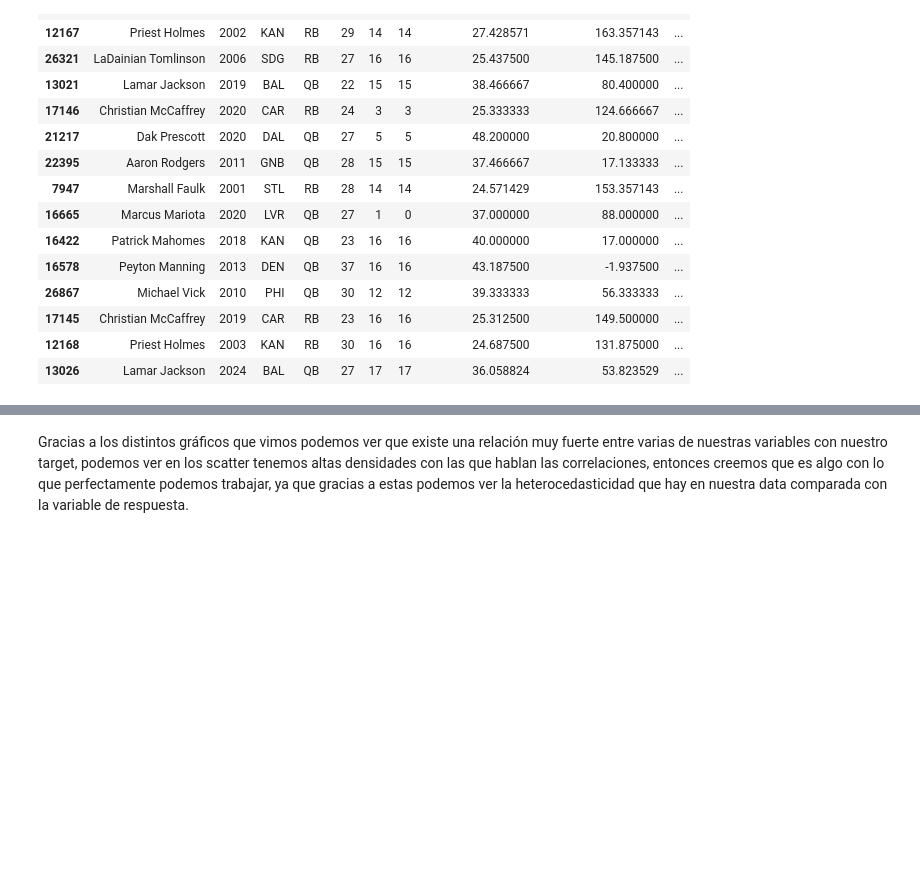
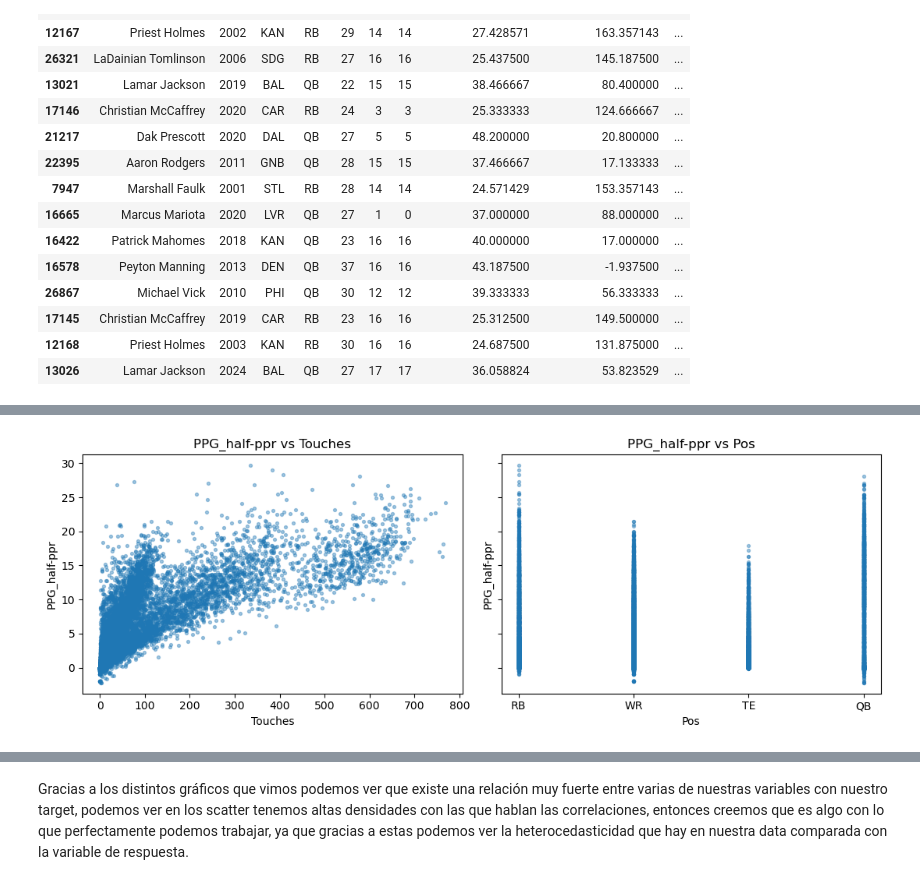
Before and after one commit to edumar67/Fantasy_project, a Jupyter notebook: Entrega2/2_entrega_regresión.ipynb, the cells around one changed output, grey strips where cells are left out. Drawn from its saved outputs; the diff is of its cells as text; code cells hidden in the pictures; blank space fills up the shorter version.

```diff
--- a/Entrega2/2_entrega_regresión.ipynb
+++ b/Entrega2/2_entrega_regresión.ipynb
@@ -370,22 +372,24 @@ top
 # %%
-# feat1  = "G"
-# feat2  = "GS"
+feat1  = "Touches"
+feat2  = "Pos"
 
-# d1 = df_ordenado.dropna(subset=[target, feat1])
-# d2 = df_ordenado.dropna(subset=[target, feat2])
+d1 = df_ordenado.dropna(subset=[target, feat1])
+d2 = df_ordenado.dropna(subset=[target, feat2])
 
-# fig, axes = plt.subplots(1, 2, figsize=(11, 4), sharey=True)
+fig, axes = plt.subplots(1, 2, figsize=(11, 4), sharey=True)
 
-# axes[0].scatter(d1[feat1], d1[target], s=8, alpha=0.4)
-# axes[0].set_xlabel(feat1)
-# axes[0].set_ylabel(target)
-# axes[0].set_title(f"{target} vs {feat1}")
+axes[0].scatter(d1[feat1], d1[target], s=8, alpha=0.4)
+axes[0].set_xlabel(feat1)
+axes[0].set_ylabel(target)
+axes[0].set_title(f"{target} vs {feat1}")
 
-# axes[1].scatter(d2[feat2], d2[target], s=8, alpha=0.4)
-# axes[1].set_xlabel(feat2)
-# axes[1].set_ylabel(target)
-# axes[1].set_title(f"{target} vs {feat2}")
+axes[1].scatter(d2[feat2], d2[target], s=8, alpha=0.4)
+axes[1].set_xlabel(feat2)
+axes[1].set_ylabel(target)
+axes[1].set_title(f"{target} vs {feat2}")
 
-# plt.tight_layout()
-# plt.show()
+plt.tight_layout()
+plt.show()
+# %% [output]
+[figure, added]
 # %%
```
Also changed, not shown: parts of 11 cells of this notebook.
